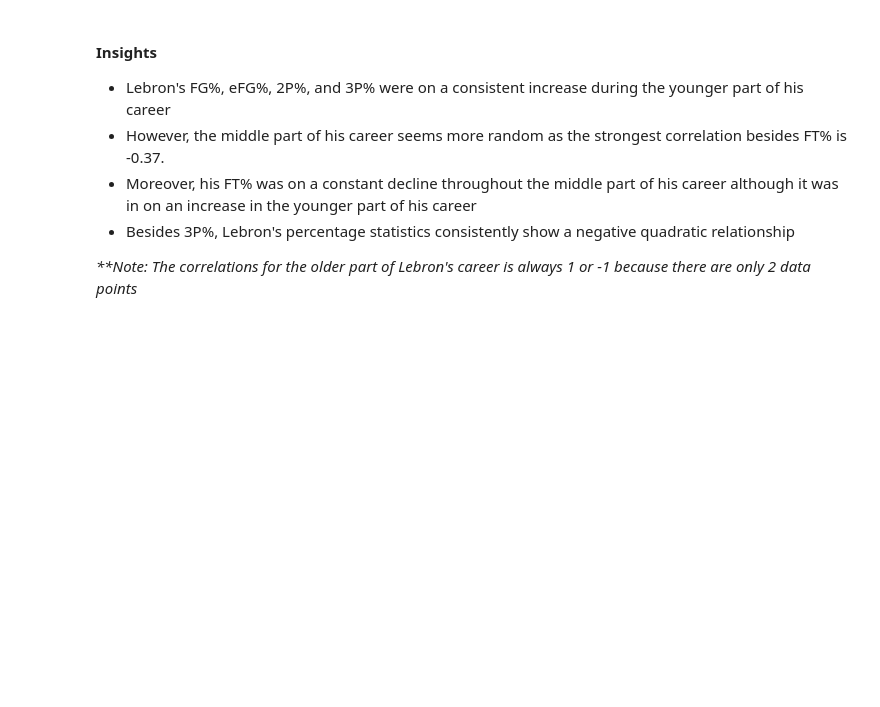
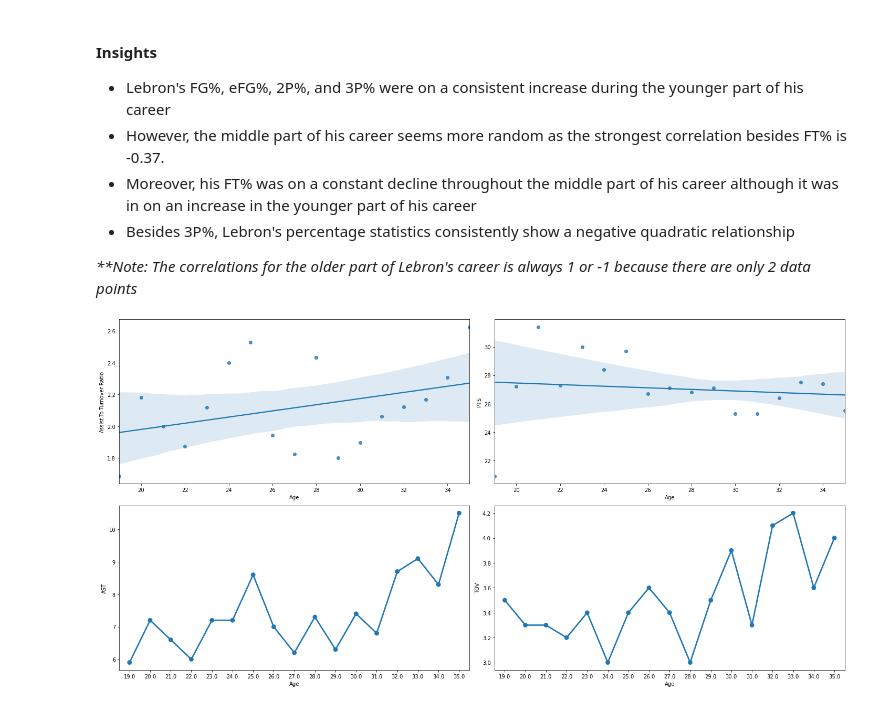
Before and after one commit to SarthakKamboj/Lebron-James-Efficiency-ML-Models, a Jupyter notebook: Data Visualization.ipynb, the cells around one changed output. Cells and saved outputs as stored; diff of their text form; code cells hidden in the pictures; blank space fills up the shorter version.

Commit message:
finished analysis on assist-to-turnover ratio

```diff
--- a/Data Visualization.ipynb
+++ b/Data Visualization.ipynb
@@ -375,3 +379,23 @@ for perc_col in percentage_cols:
     <li>Besides 3P%, Lebron's percentage statistics consistently show a negative quadratic relationship</li>
 </ul>
 <i>**Note: The correlations for the older part of Lebron's career is always 1 or -1 because there are only 2 data points</i>
+# %%
+avgs_df["Assist-To-Turnover-Ratio"] = avgs_df["AST"] / avgs_df["TOV"]
+plt.figure(1,(20,10))
+
+ax = plt.subplot(2,2,1)
+sns.regplot("Age", "Assist-To-Turnover-Ratio",data=avgs_df)
+
+ax = plt.subplot(2,2,2)
+sns.regplot("Age", "PTS",data=avgs_df)
+
+ax = plt.subplot(2,2,3)
+sns.pointplot("Age","AST",data=avgs_df)
+
+ax = plt.subplot(2,2,4)
+sns.pointplot("Age","TOV",data=avgs_df)
+
+plt.tight_layout()
+plt.show()
+# %% [output]
+[figure, added]
```
Also changed, not shown: parts of 8 cells of this notebook.
